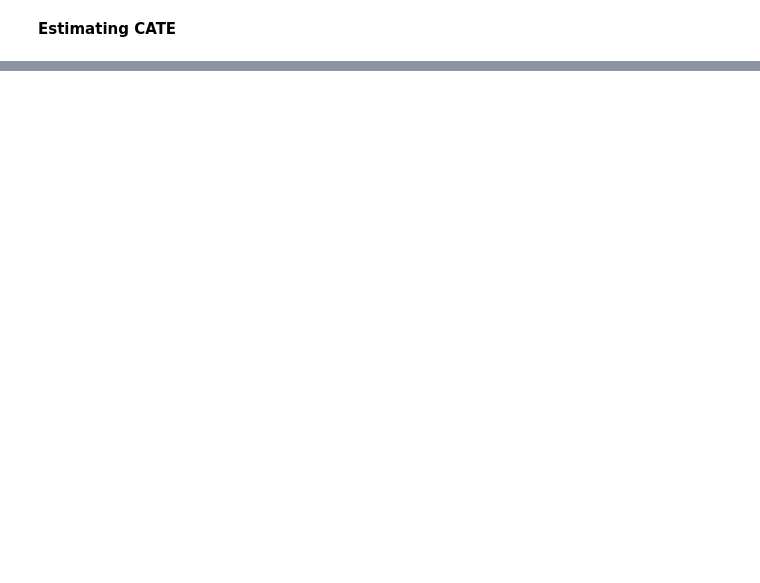
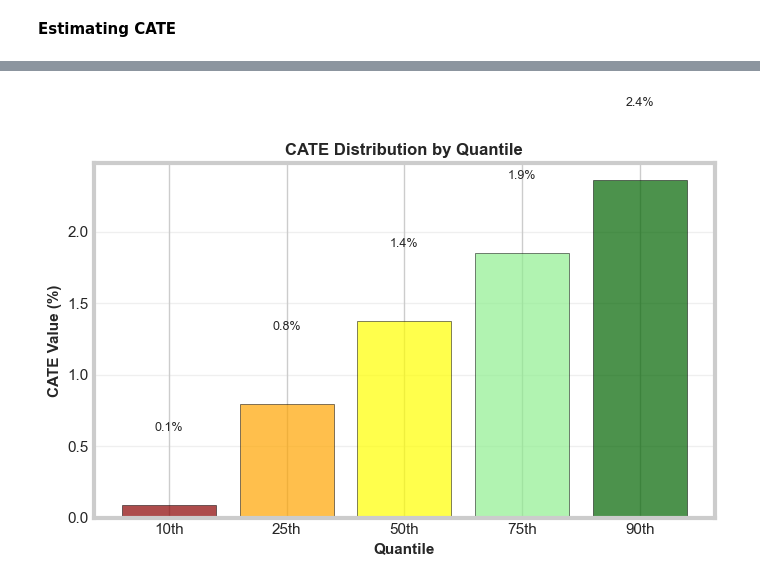
Before and after one commit to aaronmat1905/global-trade-shocks-analysis, a Jupyter notebook: notebooks/s2_causalML.ipynb, the cells around one changed output, grey strips where cells are left out. Drawn from its saved outputs; the diff is of its cells as text; code cells hidden in the pictures; blank space fills up the shorter version.

```diff
--- a/notebooks/s2_causalML.ipynb
+++ b/notebooks/s2_causalML.ipynb
@@ -582,0 +571,23 @@ Most resilient 5%: CATE > +8.89%
+# %%
+# CATE Quantiles
+quantiles = [0.1, 0.25, 0.5, 0.75, 0.9]
+quantile_values = np.quantile(cate, quantiles)
+colors_quantile = ['darkred', 'orange', 'yellow', 'lightgreen', 'darkgreen']
+
+plt.figure(figsize=(7, 5))
+plt.bar(range(len(quantiles)), quantile_values, color=colors_quantile, edgecolor='black', alpha=0.7)
+plt.xticks(range(len(quantiles)), [f'{int(q*100)}th' for q in quantiles])
+plt.axhline(y=0, color='black', linestyle='-', linewidth=1)
+plt.xlabel('Quantile', fontsize=11, fontweight='bold')
+plt.ylabel('CATE Value (%)', fontsize=11, fontweight='bold')
+plt.title('CATE Distribution by Quantile', fontsize=12, fontweight='bold')
+plt.grid(axis='y', alpha=0.3)
+
+for i, (q, val) in enumerate(zip(quantiles, quantile_values)):
+    plt.text(i, val + (0.5 if val > 0 else -0.5), f'{val:.1f}%',
+             ha='center', va='bottom' if val > 0 else 'top', fontsize=9)
+
+plt.tight_layout()
+plt.show()
+# %% [output]
+[figure, added]
```
Also changed, not shown: parts of 24 cells of this notebook, 2 other files.
